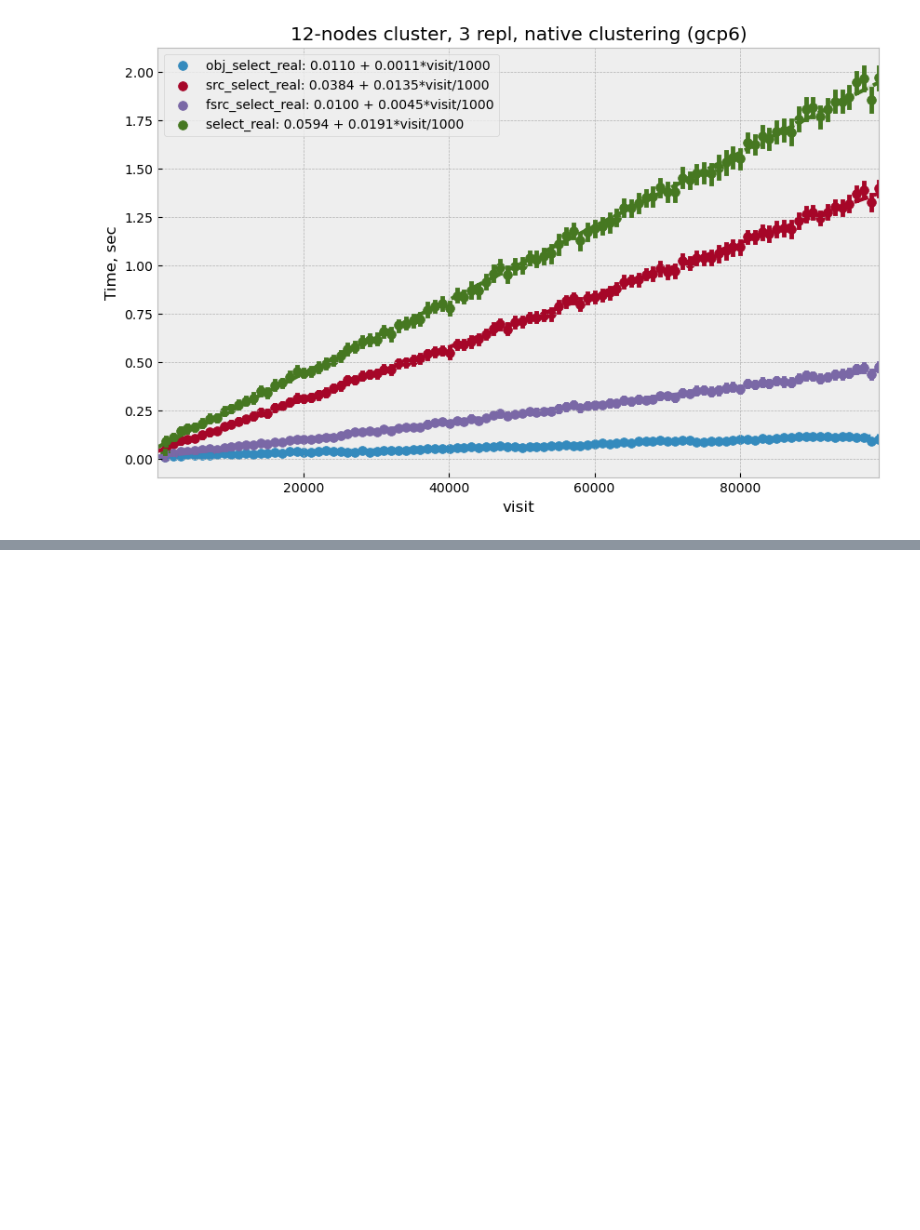
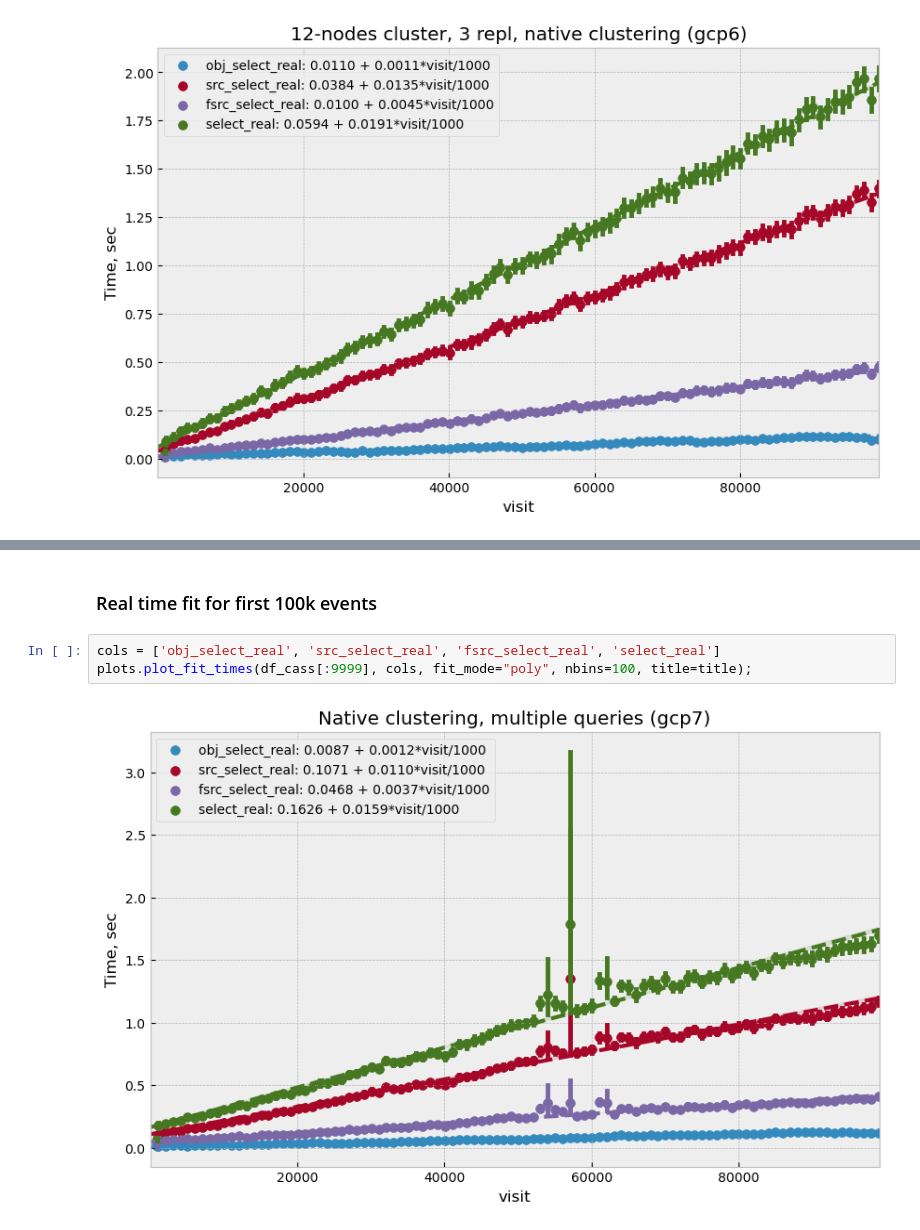
Before and after one commit to lsst-dm/l1dbproto-notebooks, a Jupyter notebook: DM-28522 GCP Cassandra native patitioning.ipynb, the cells around one changed output, grey strips where cells are left out. Drawn from its saved outputs; the diff is of its cells as text; blank space fills up the shorter version.

```diff
--- a/DM-28522 GCP Cassandra native patitioning.ipynb
+++ b/DM-28522 GCP Cassandra native patitioning.ipynb
@@ -78,0 +133,7 @@ plots.plot_fit_times(df_cass[:9999], cols, fit_mode="poly", nbins=100, title=tit
+# %% [markdown]
+### Real time fit for first 100k events
+# %%
+cols = ['obj_select_real', 'src_select_real', 'fsrc_select_real', 'select_real']
+plots.plot_fit_times(df_cass[:9999], cols, fit_mode="poly", nbins=100, title=title);
+# %% [output]
+[figure, added]
```
Also changed, not shown: parts of 8 cells of this notebook.
